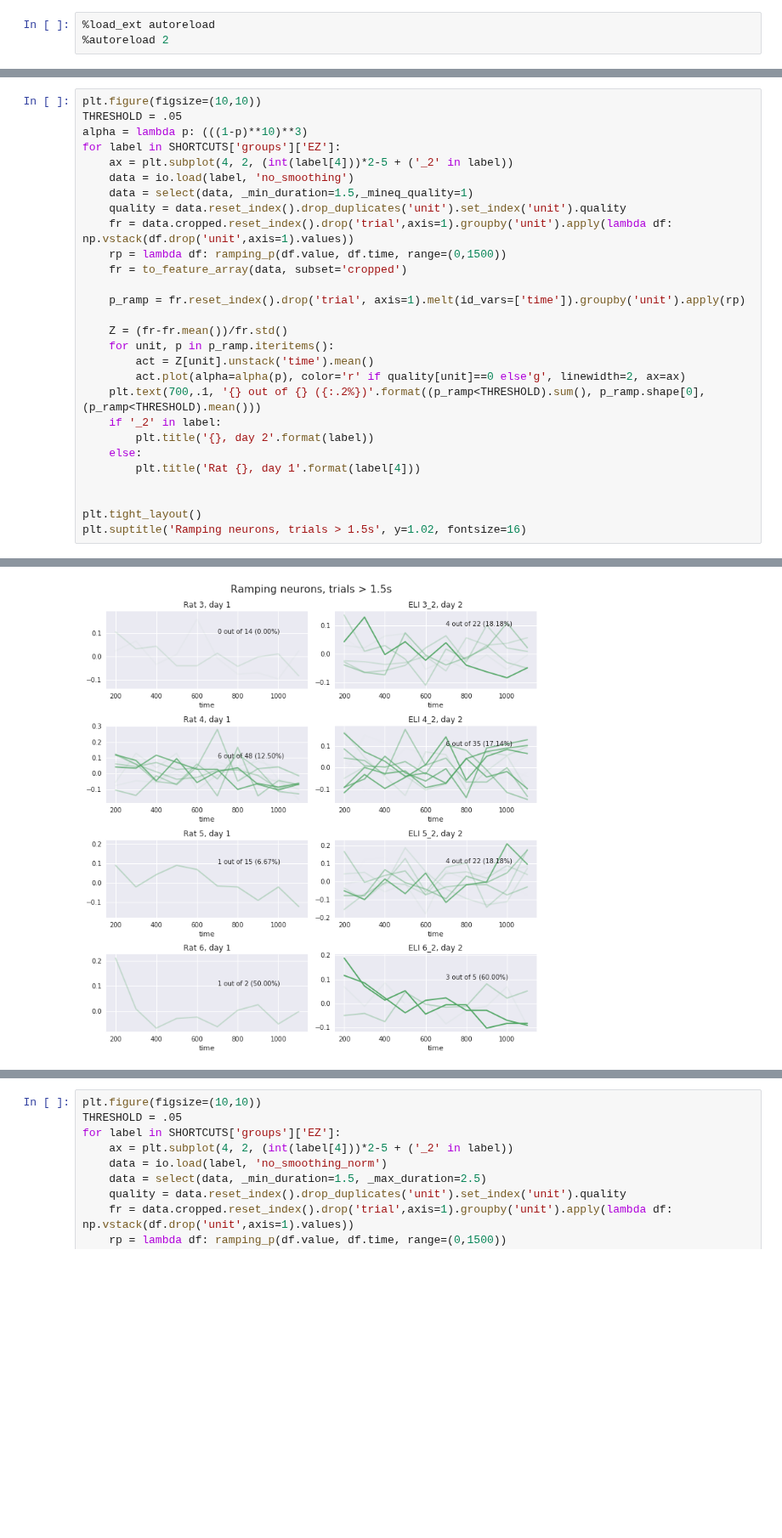
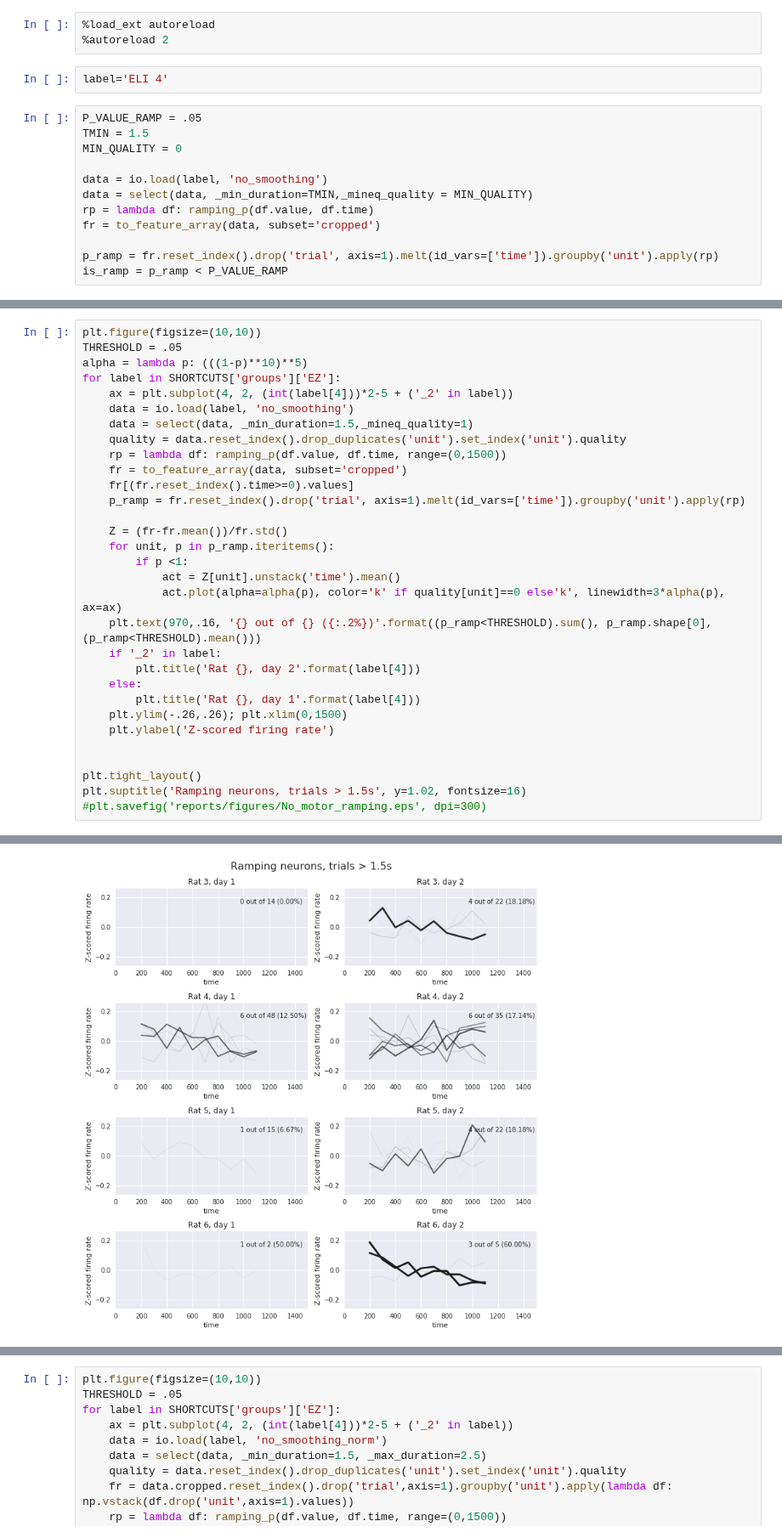
Before and after one commit to EstevaoUyra/spikelearn, a Jupyter notebook: notebooks/exploration/Ramping Neurons.ipynb, the cells around one changed output, grey strips where cells are left out. Shown at 85% size. Cells and saved outputs as stored; diff of their text form; blank space fills up the shorter version.

```diff
--- a/notebooks/exploration/Ramping Neurons.ipynb
+++ b/notebooks/exploration/Ramping Neurons.ipynb
@@ -17,3 +17,17 @@ sns.set(color_codes=True)
 # %%
 %load_ext autoreload
 %autoreload 2
+# %%
+label='ELI 4'
+# %%
+P_VALUE_RAMP = .05
+TMIN = 1.5
+MIN_QUALITY = 0
+
+data = io.load(label, 'no_smoothing')
+data = select(data, _min_duration=TMIN,_mineq_quality = MIN_QUALITY)
+rp = lambda df: ramping_p(df.value, df.time)
+fr = to_feature_array(data, subset='cropped')
+
+p_ramp = fr.reset_index().drop('trial', axis=1).melt(id_vars=['time']).groupby('unit').apply(rp)
+is_ramp = p_ramp < P_VALUE_RAMP
@@ -20,31 +58,34 @@ sns.set(color_codes=True)
 # %%
 plt.figure(figsize=(10,10))
 THRESHOLD = .05
-alpha = lambda p: (((1-p)**10)**3)
+alpha = lambda p: (((1-p)**10)**5)
 for label in SHORTCUTS['groups']['EZ']:
     ax = plt.subplot(4, 2, (int(label[4]))*2-5 + ('_2' in label))
     data = io.load(label, 'no_smoothing')
     data = select(data, _min_duration=1.5,_mineq_quality=1)
     quality = data.reset_index().drop_duplicates('unit').set_index('unit').quality
-    fr = data.cropped.reset_index().drop('trial',axis=1).groupby('unit').apply(lambda df: np.vstack(df.drop('unit',axis=1).values))
     rp = lambda df: ramping_p(df.value, df.time, range=(0,1500))
     fr = to_feature_array(data, subset='cropped')
-
+    fr[(fr.reset_index().time>=0).values]
     p_ramp = fr.reset_index().drop('trial', axis=1).melt(id_vars=['time']).groupby('unit').apply(rp)
 
     Z = (fr-fr.mean())/fr.std()
     for unit, p in p_ramp.iteritems():
-        act = Z[unit].unstack('time').mean()
-        act.plot(alpha=alpha(p), color='r' if quality[unit]==0 else'g', linewidth=2, ax=ax)
-    plt.text(700,.1, '{} out of {} ({:.2%})'.format((p_ramp<THRESHOLD).sum(), p_ramp.shape[0],(p_ramp<THRESHOLD).mean()))
+        if p <1:
+            act = Z[unit].unstack('time').mean()
+            act.plot(alpha=alpha(p), color='k' if quality[unit]==0 else'k', linewidth=3*alpha(p), ax=ax)
+    plt.text(970,.16, '{} out of {} ({:.2%})'.format((p_ramp<THRESHOLD).sum(), p_ramp.shape[0],(p_ramp<THRESHOLD).mean()))
     if '_2' in label:
-        plt.title('{}, day 2'.format(label))
+        plt.title('Rat {}, day 2'.format(label[4]))
     else:
         plt.title('Rat {}, day 1'.format(label[4]))
+    plt.ylim(-.26,.26); plt.xlim(0,1500)
+    plt.ylabel('Z-scored firing rate')
 
 
 plt.tight_layout()
 plt.suptitle('Ramping neurons, trials > 1.5s', y=1.02, fontsize=16)
+#plt.savefig('reports/figures/No_motor_ramping.eps', dpi=300)
 # %% [output]
 Text(0.5,1.02,'Ramping neurons, trials > 1.5s')
-[figure, old version]
+[figure, new version]
```
Also changed, not shown: parts of 14 cells of this notebook, 7 other files.
